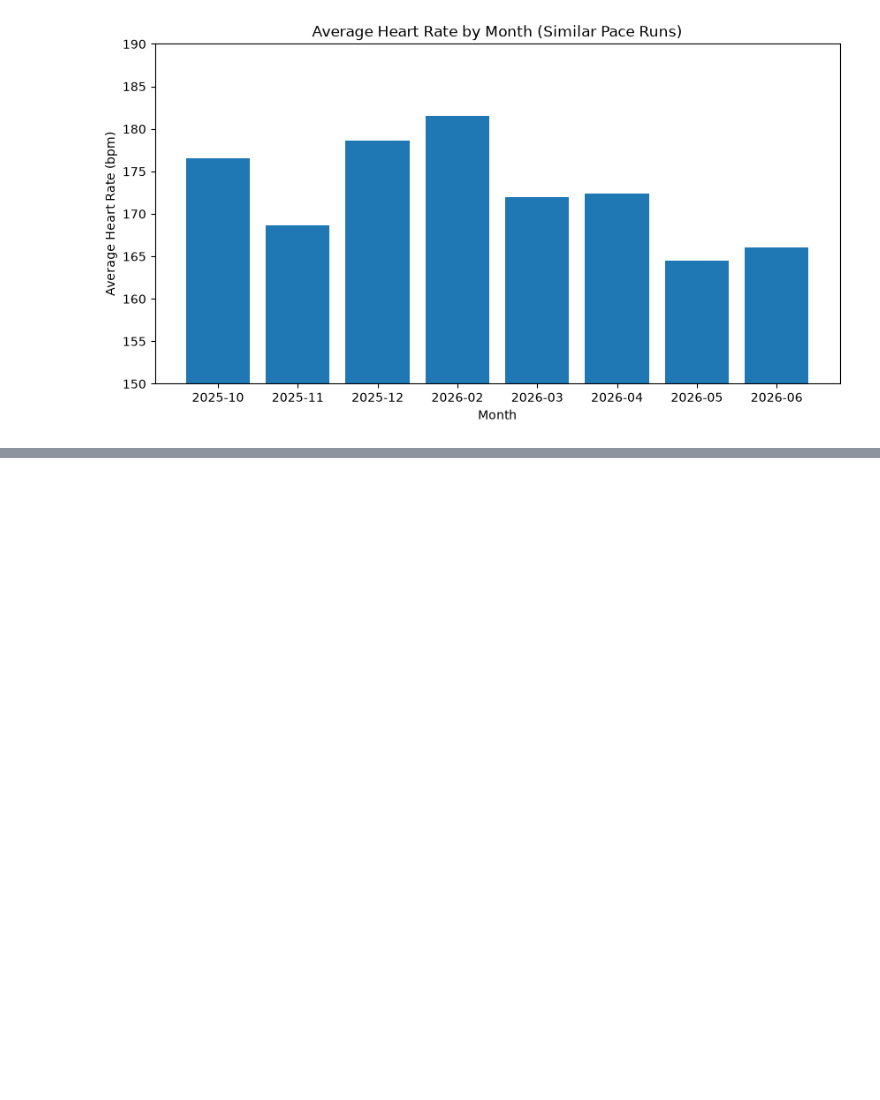
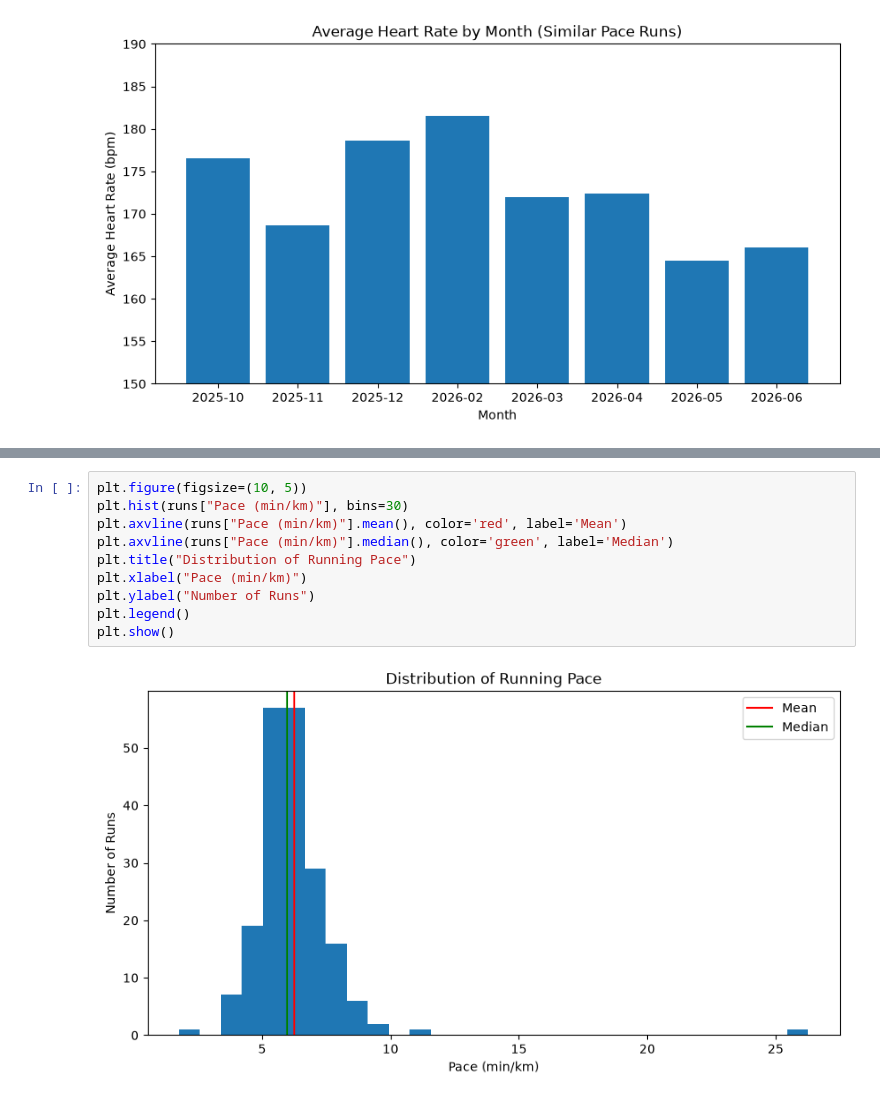
Before and after one commit to junlimcodes/Strava-Data-Science-Project, a Jupyter notebook: strava_analysis.ipynb, the cells around one changed output, grey strips where cells are left out. Saved outputs shown, nothing was run; the diff lists cells and outputs as text; blank space fills up the shorter version.

```diff
--- a/strava_analysis.ipynb
+++ b/strava_analysis.ipynb
@@ -315,0 +332,12 @@ plt.show()
+# %%
+plt.figure(figsize=(10, 5))
+plt.hist(runs["Pace (min/km)"], bins=30)
+plt.axvline(runs["Pace (min/km)"].mean(), color='red', label='Mean')
+plt.axvline(runs["Pace (min/km)"].median(), color='green', label='Median')
+plt.title("Distribution of Running Pace")
+plt.xlabel("Pace (min/km)")
+plt.ylabel("Number of Runs")
+plt.legend()
+plt.show()
+# %% [output]
+[figure, added]
```
Also changed, not shown: parts of 4 cells of this notebook.
